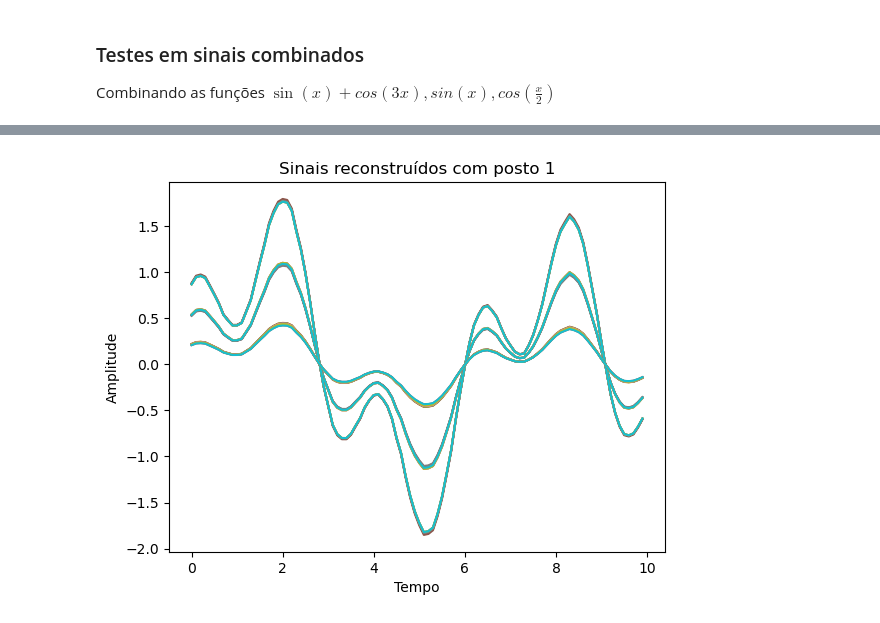
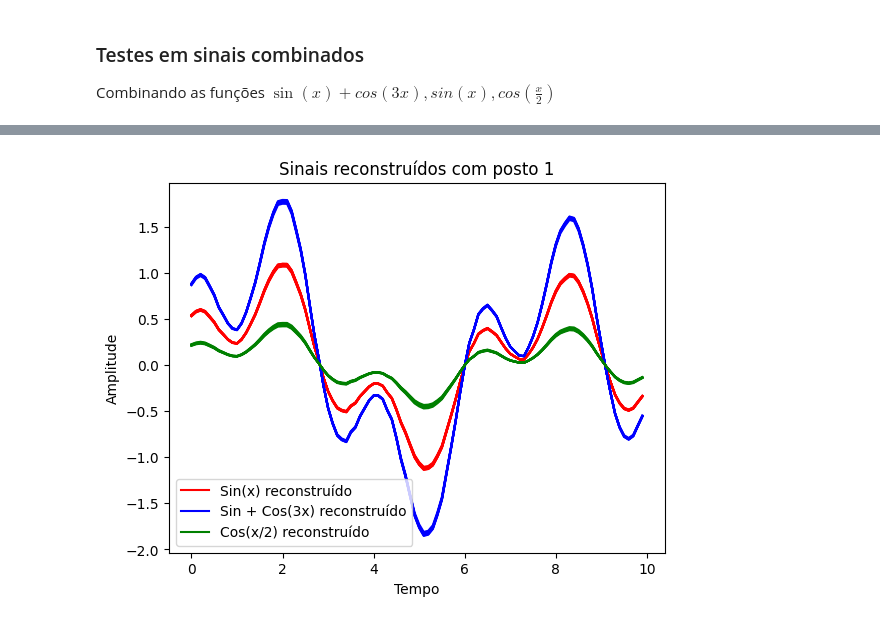
Before and after one commit to danielshz/signal-analysis-svd, a Jupyter notebook: SignalAnalysisPy.ipynb, the cells around one changed output, grey strips where cells are left out. Saved outputs shown, nothing was run; the diff lists cells and outputs as text; code cells hidden in the pictures.

```diff
--- a/SignalAnalysisPy.ipynb
+++ b/SignalAnalysisPy.ipynb
@@ -264,8 +276,28 @@ plot_singular_values(S, cumsum=True)
-# %%
-reconstructed_signals = svd_reconstruction(U, S, V, 1)
-plot_signal(sample_points, reconstructed_signals, "Sinais reconstruídos com posto 1")
-# %% [output]
-[figure, removed]
+# %%
+reconstructed_signals = svd_reconstruction(U, S, V, 1)
+# plot_signal(sample_points, reconstructed_signals, "Sinais reconstruídos com posto 1")
+
+
+plt.plot(sample_points, reconstructed_signals[:,0], color='red', label="Sin(x) reconstruído")
+for i in range(1, 10):
+    plt.plot(sample_points, reconstructed_signals[:,i], color='red')
+
+plt.plot(sample_points, reconstructed_signals[:,10], color='blue', label="Sin + Cos(3x) reconstruído")
+for i in range(11, 20):
+    plt.plot(sample_points, reconstructed_signals[:,i], color='blue')
+
+plt.plot(sample_points, reconstructed_signals[:,20], color='green', label="Cos(x/2) reconstruído")
+for i in range(21, 30):
+    plt.plot(sample_points, reconstructed_signals[:,i], color='green')
+
+
+plt.title("Sinais reconstruídos com posto 1")
+plt.xlabel("Tempo")
+plt.ylabel("Amplitude")
+plt.legend()
+plt.show()
+# %% [output]
+[figure, added]
 # %%
 plot_signal(sample_points, signals - reconstructed_signals, "Diferença entre original e reconstrução de posto 1")
 # %% [output]
```
Also changed, not shown: parts of 25 cells of this notebook, 1 other file.
